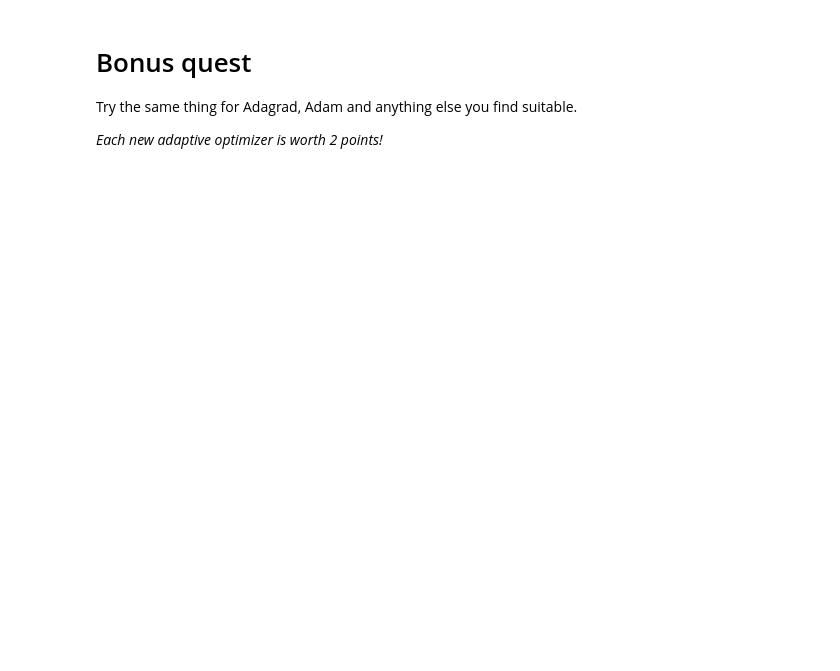
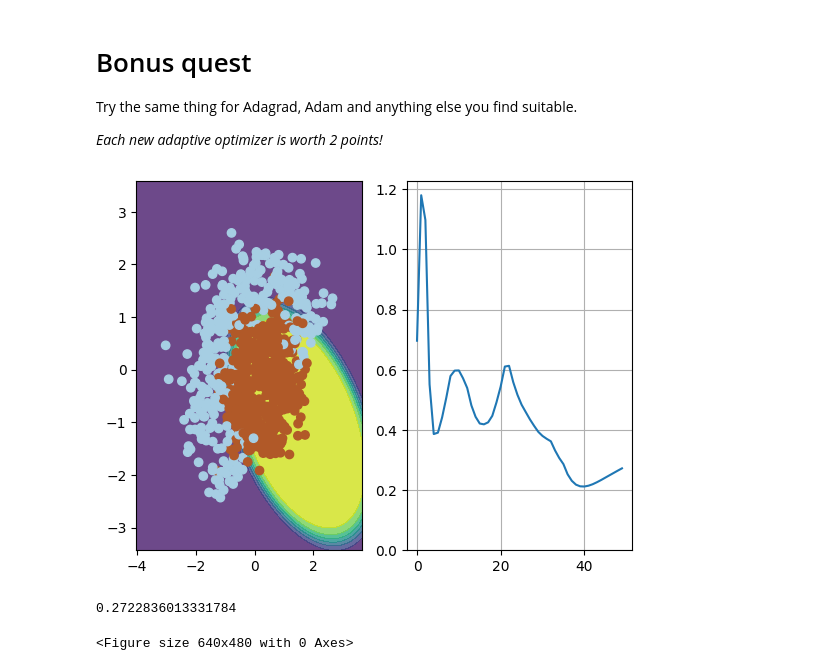
Before and after one commit to Kumokage/Practical_DL, a Jupyter notebook: week01_backprop/adaptive_sgd.ipynb, the cells around one changed output. Cells and saved outputs as stored; diff of their text form; code cells hidden in the pictures; blank space fills up the shorter version.

```diff
--- a/week01_backprop/adaptive_sgd.ipynb
+++ b/week01_backprop/adaptive_sgd.ipynb
@@ -303,3 +306,37 @@ Which optimization method you consider the best? Type your answer in the cell be
 Try the same thing for Adagrad, Adam and anything else you find suitable.
 
 _Each new adaptive optimizer is worth 2 points!_
+# %%
+w = np.array([0,0,0,0,0,1])
+m = np.zeros(w.shape[0])
+v = np.zeros(w.shape[0])
+
+alpha = 0.6
+beta1 = 0.9
+beta2 = 0.99
+epsilon = np.finfo(float).eps
+
+n_iter = 50
+batch_size = 4
+loss = np.zeros(n_iter)
+plt.figure(figsize=(12,5))
+for i in range(n_iter):
+    ind = np.random.choice(X.shape[0], batch_size)
+    loss[i] = compute_loss(X, y, w)
+    visualize(X[ind,:], y[ind], w, loss)
+
+    grad = compute_grad(X[ind,:], y[ind], w)
+    m = beta1 * m + (1 - beta1) * grad
+    m_corrected = m / (1 - np.power(beta1, i + 1))
+    v = beta2 * v + (1 - beta2) * np.power(grad, 2)
+    v_corrected = v / (1 - np.power(beta2, i + 1))
+    w = w - alpha * m_corrected / (np.sqrt(v_corrected) + epsilon)
+
+
+visualize(X, y, w, loss)
+plt.clf()
+print(loss[-1])
+# %% [output]
+[figure, added]
+0.2722836013331784
+<Figure size 640x480 with 0 Axes>
```
Also changed, not shown: parts of 7 cells of this notebook.
